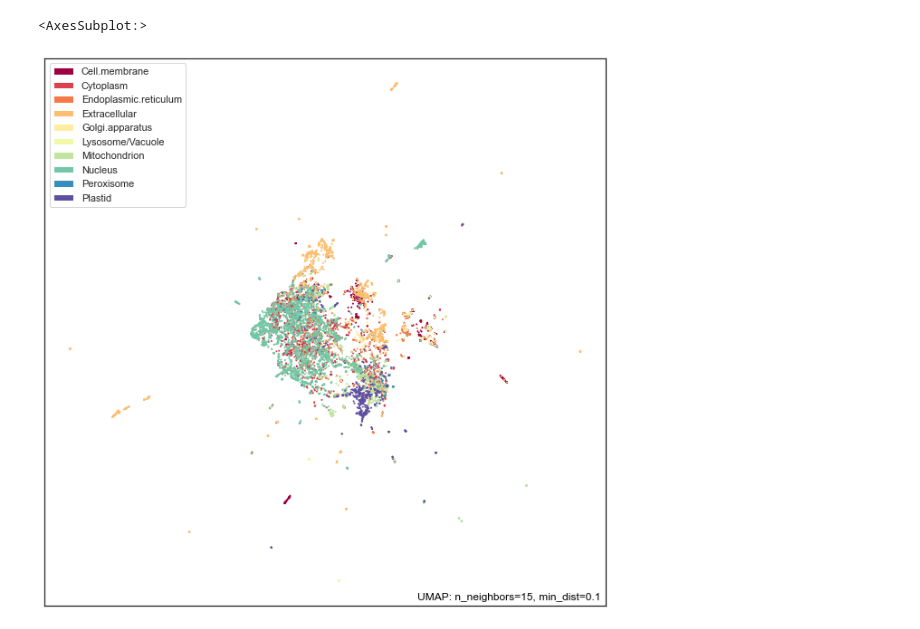
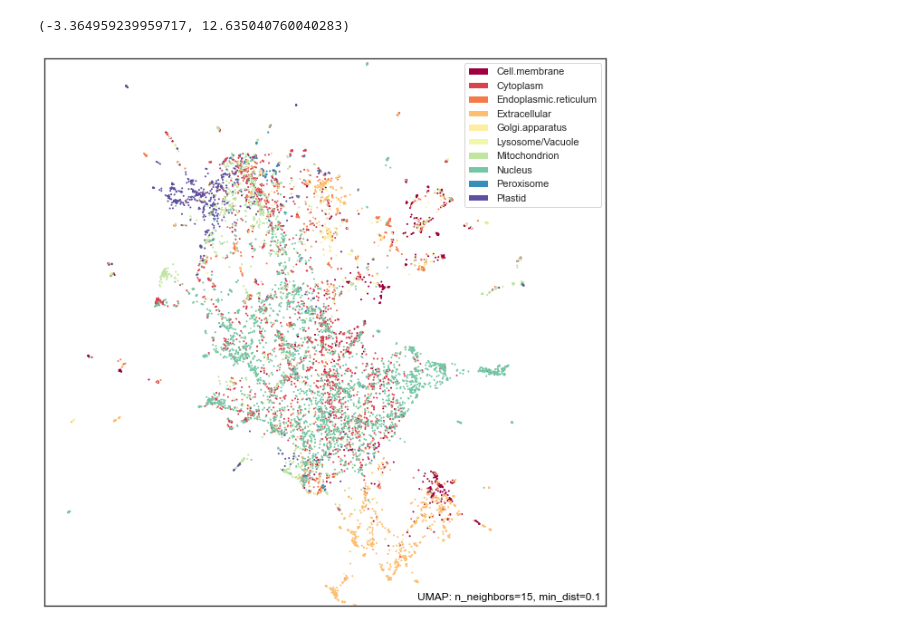
Before and after one commit to HannesStark/protein-localization, a Jupyter notebook: umap_plots.ipynb, the cells around one changed output. Cells and saved outputs as stored; diff of their text form; code cells hidden in the pictures.

```diff
--- a/umap_plots.ipynb
+++ b/umap_plots.ipynb
@@ -7,9 +7,9 @@ import numpy as np
 from Bio import SeqIO
 from utils.general import LOCALIZATION
 import seaborn as sns
-sns.set(style='white', rc={'figure.figsize':(14,10)})
 from tqdm import tqdm
 import umap
+import matplotlib.pyplot as plt
 # %%
 embeddings_file = h5py.File(os.path.join('data/embeddings', 'train_T5_reduced.h5'), 'r')
 embeddings = []
@@ -26,9 +26,15 @@ embeddings = np.array(embeddings)
 labels = np.array(labels)
 # %%
 mapper = umap.UMAP().fit(embeddings)
-# %%
-import umap.plot
-umap.plot.points(mapper, labels=labels)
-# %% [output]
-<AxesSubplot:>
-[figure, removed]
+# %%
+results = mapper.embedding_
+mean = np.array(results).mean(axis=0)
+import umap.plot
+umap.plot.points(mapper, labels=labels)
+range = 8
+
+plt.xlim((mean[0]-range,mean[0]+range ))
+plt.ylim((mean[1]-range,mean[1]+range ))
+# %% [output]
+(-3.364959239959717, 12.635040760040283)
+[figure, added]
```
Also changed, not shown: parts of 1 cell of this notebook, 19 other files.
